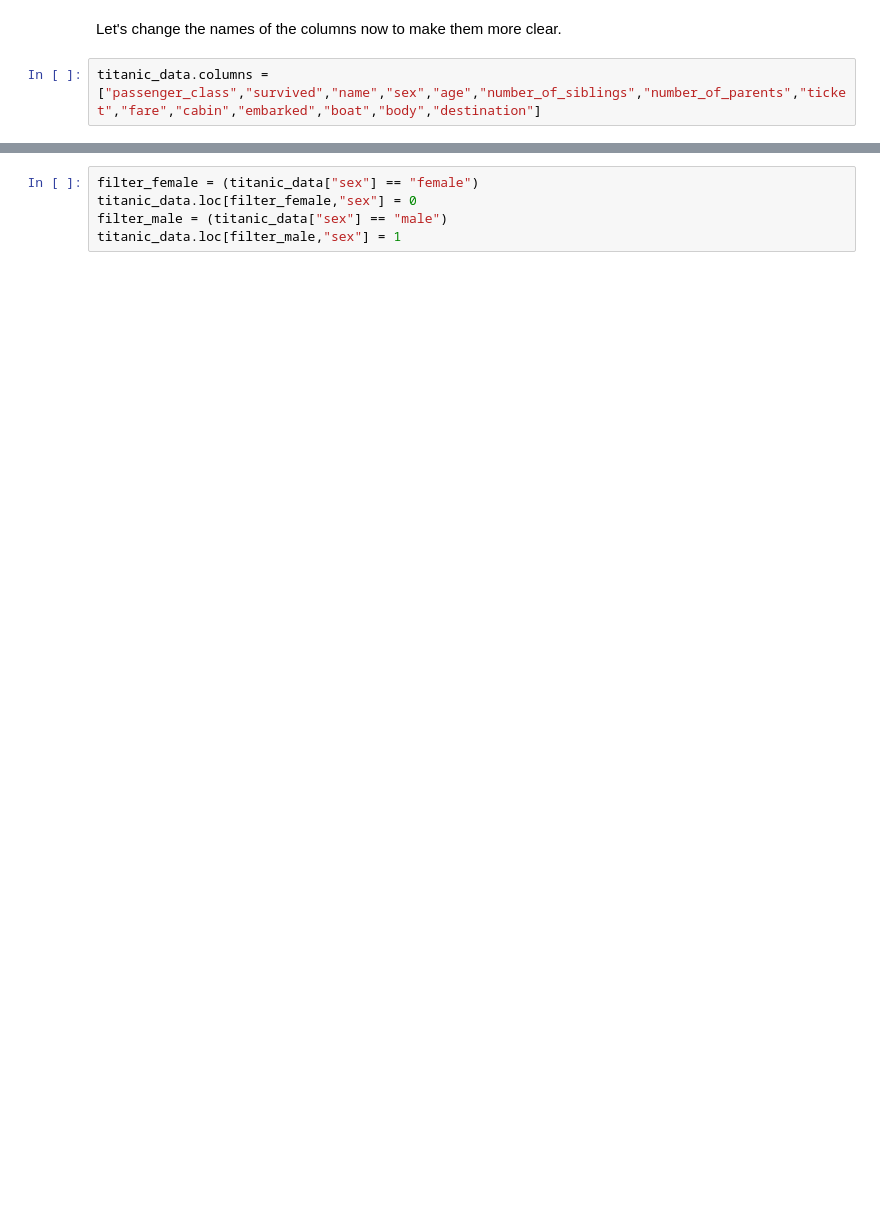
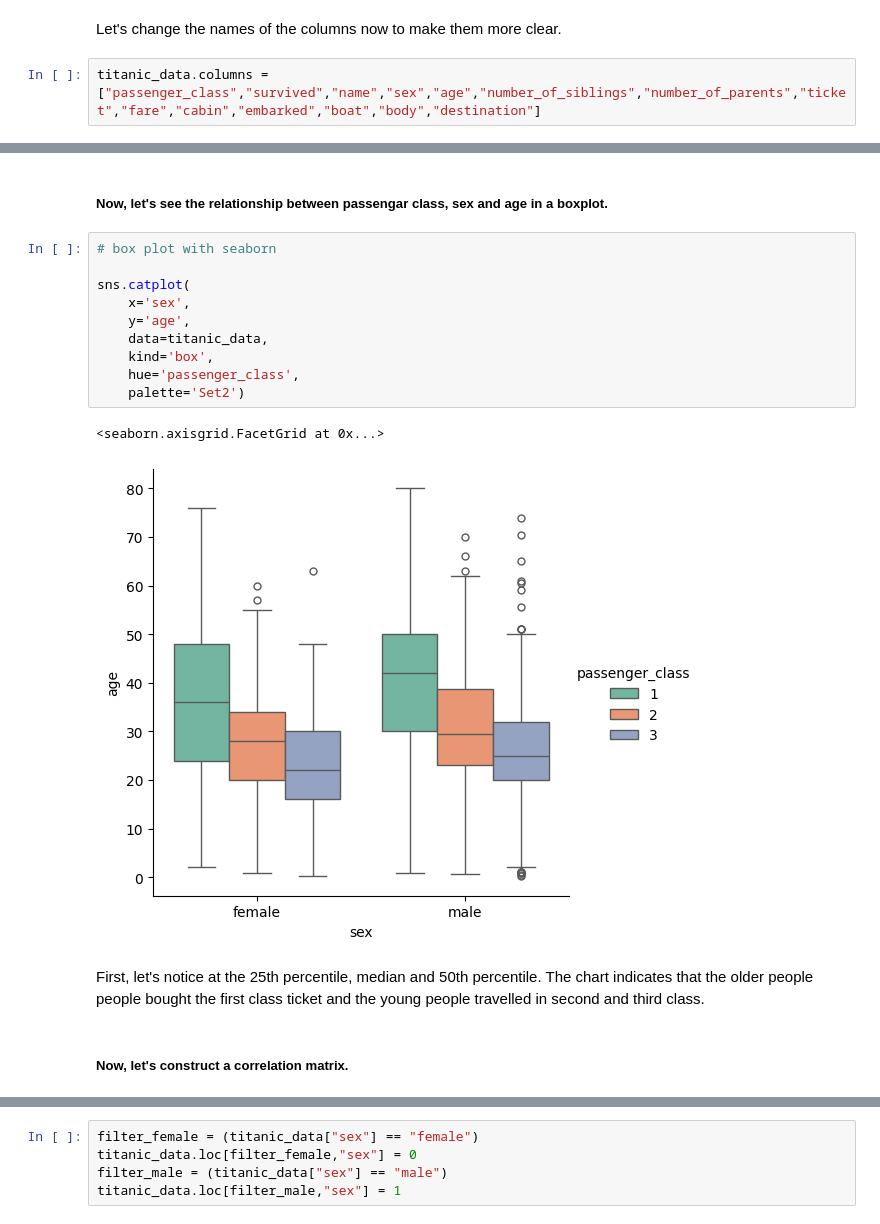
Before and after one commit to arthurbirate/DataNexa_Cloud_AI, a Jupyter notebook: 1. Data exploration/1.1 Titanic cleaning.ipynb, the cells around one changed output, grey strips where cells are left out. Drawn from its saved outputs; the diff is of its cells as text; blank space fills up the shorter version.

```diff
--- a/1. Data exploration/1.1 Titanic cleaning.ipynb
+++ b/1. Data exploration/1.1 Titanic cleaning.ipynb
@@ -87,0 +188,19 @@ titanic_data.columns = ["passenger_class","survived","name","sex","age","number_
+# %% [markdown]
+##### Now, let's see the relationship between passengar class, sex and age in a boxplot.
+# %%
+# box plot with seaborn
+
+sns.catplot(
+    x='sex',
+    y='age',
+    data=titanic_data,
+    kind='box',
+    hue='passenger_class',
+    palette='Set2')
+# %% [output]
+<seaborn.axisgrid.FacetGrid at 0x...>
+[figure, added]
+# %% [markdown]
+First, let's notice at the 25th percentile, median and 50th percentile. The chart indicates that the older people people bought the first class ticket and the young people travelled in second and third class.
+# %% [markdown]
+##### Now, let's construct a correlation matrix.
```
Also changed, not shown: parts of 28 cells of this notebook, 2 other files.
